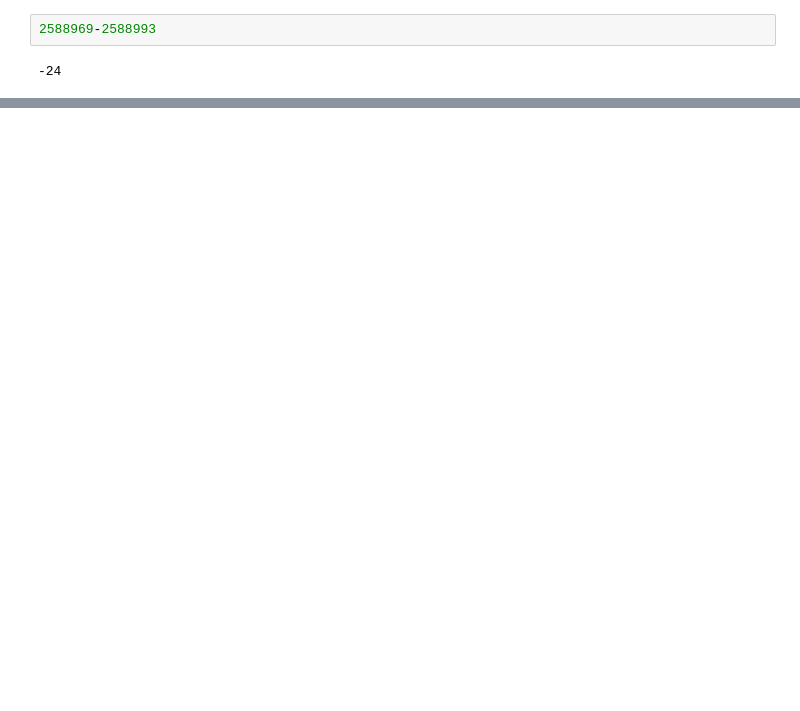
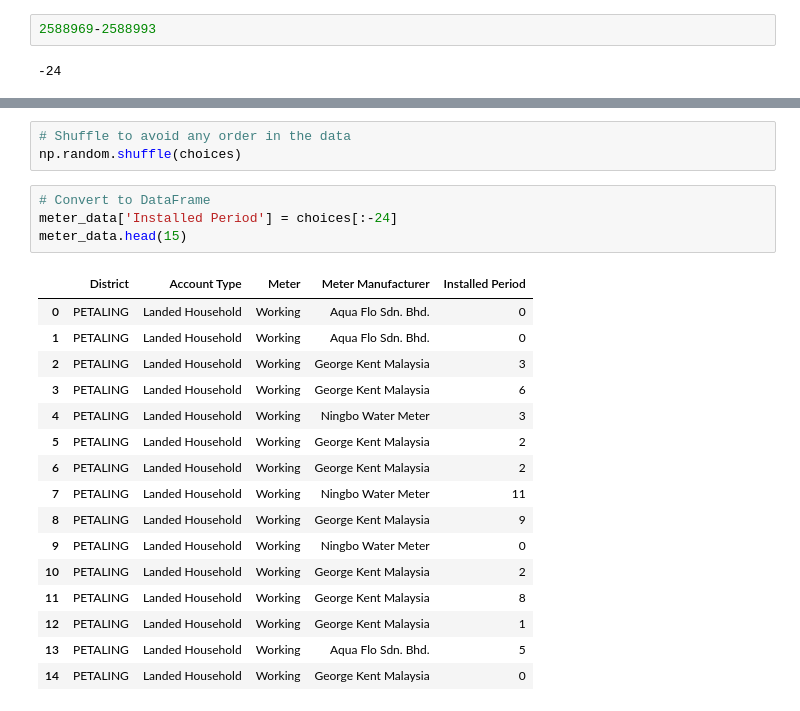
Before and after one commit to zhixe/intelligent-meter-test, a Jupyter notebook: ML/EDA.ipynb, the cells around one changed output, grey strips where cells are left out. Cells and saved outputs as stored; diff of their text form; blank space fills up the shorter version.

```diff
--- a/ML/EDA.ipynb
+++ b/ML/EDA.ipynb
@@ -6714,0 +6728,24 @@ ages = np.random.choice(
+# %%
+# Shuffle to avoid any order in the data
+np.random.shuffle(choices)
+# %%
+# Convert to DataFrame
+meter_data['Installed Period'] = choices[:-24]
+meter_data.head(15)
+# %% [output]
+|  | District | Account Type | Meter | Meter Manufacturer | Installed Period |
+| 0 | PETALING | Landed Household | Working | Aqua Flo Sdn. Bhd. | 0 |
+| 1 | PETALING | Landed Household | Working | Aqua Flo Sdn. Bhd. | 0 |
+| 2 | PETALING | Landed Household | Working | George Kent Malaysia | 3 |
+| 3 | PETALING | Landed Household | Working | George Kent Malaysia | 6 |
+| 4 | PETALING | Landed Household | Working | Ningbo Water Meter | 3 |
+| 5 | PETALING | Landed Household | Working | George Kent Malaysia | 2 |
+| 6 | PETALING | Landed Household | Working | George Kent Malaysia | 2 |
+| 7 | PETALING | Landed Household | Working | Ningbo Water Meter | 11 |
+| 8 | PETALING | Landed Household | Working | George Kent Malaysia | 9 |
+| 9 | PETALING | Landed Household | Working | Ningbo Water Meter | 0 |
+| 10 | PETALING | Landed Household | Working | George Kent Malaysia | 2 |
+| 11 | PETALING | Landed Household | Working | George Kent Malaysia | 8 |
+| 12 | PETALING | Landed Household | Working | George Kent Malaysia | 1 |
+| 13 | PETALING | Landed Household | Working | Aqua Flo Sdn. Bhd. | 5 |
+| 14 | PETALING | Landed Household | Working | George Kent Malaysia | 0 |
```
Also changed, not shown: parts of 15 cells of this notebook.
